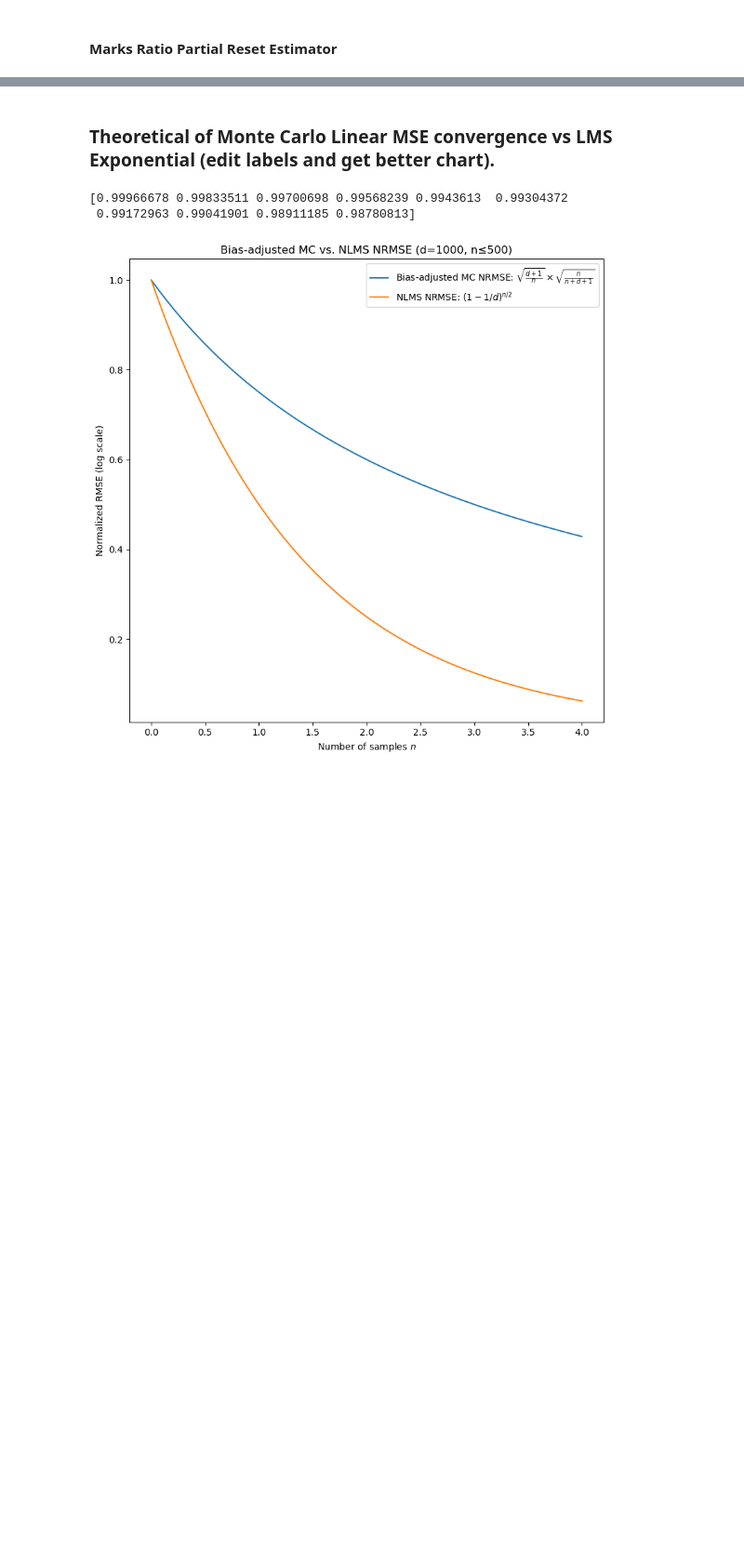
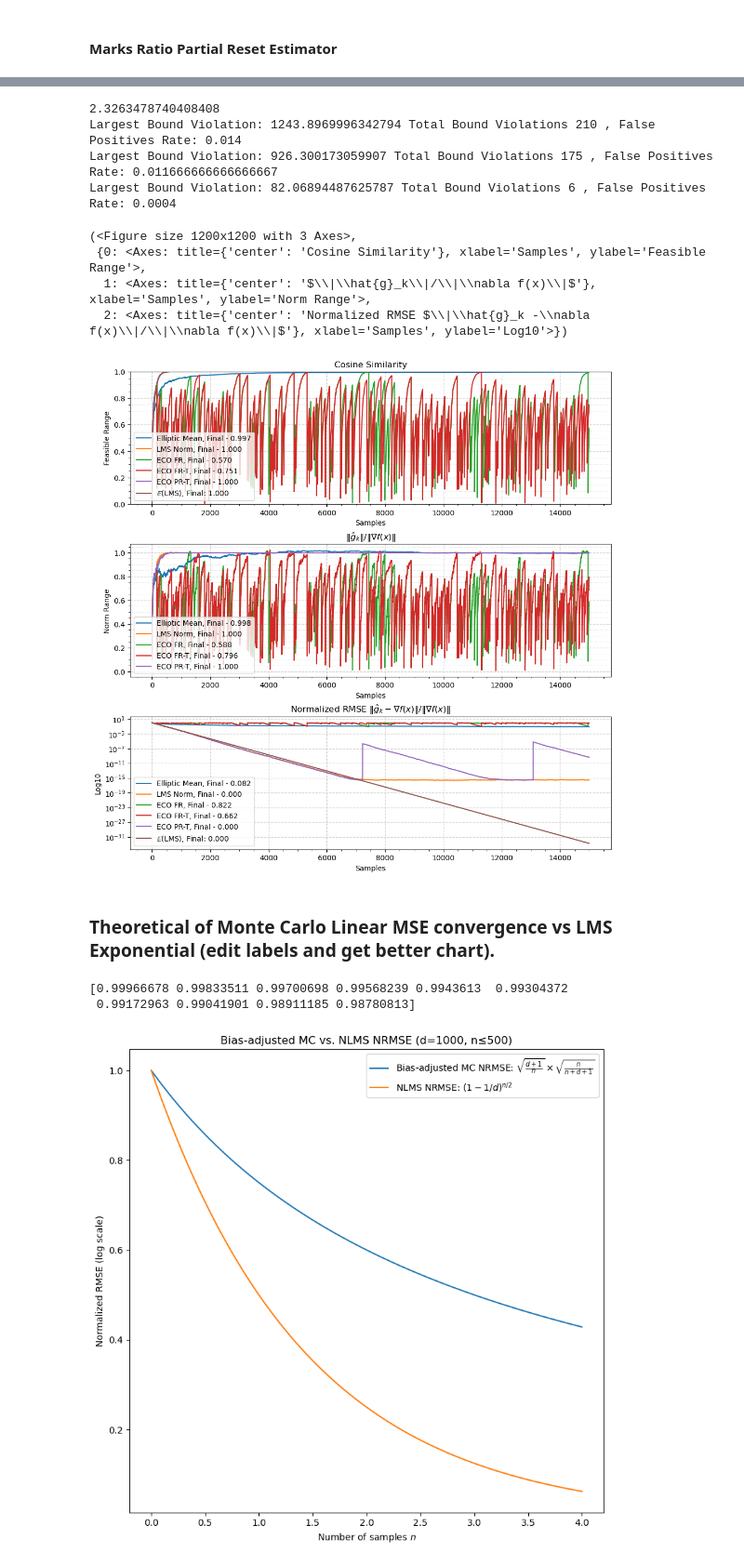
Before and after one commit to CircuitCM/ECOgrad, a Jupyter notebook: demos.ipynb, the cells around one changed output, grey strips where cells are left out. Shown at 93% size. Drawn from its saved outputs; the diff is of its cells as text; code cells hidden in the pictures; blank space fills up the shorter version.

```diff
--- a/demos.ipynb
+++ b/demos.ipynb
@@ -520,3 +524,56 @@ AttributeError: module 'utils' has no attribute 'set_seed'
+# %%
+import sampling as sp
+import grad_estimators as ge
+import utils as ut
+import benchmark_functions as bf
+import numpy as np
+
+seed=100
+sp.set_seed(seed)
+d=100
+s=15000
+frc=1/100
+alpha=ut.alpha_to_sigma(frc, False)
+print(alpha)
+A=bf.random_gauss_sqrmat(d)
+x= sp.rng.normal(0,1,d) #np.empty((d,),dtype=np.float64)
+S=np.empty((s,d),dtype=np.float64)
+sp.sample_sphere(S)
+bias_type=0
+
+g_true=bf.grad_sqrmat(x,A)
+#We utilize the exact (within f64 representation) directional gradient so that we can validate results meaningfully with noise std=0.
+#otherwise we'd need an accurate estimate of STD[f_smooth - f_round] a good estimate is probably the uniform distribution's std, or you can just use \epsilon_{mach} as the largest possible.
+c=sp.gradcross_sample(S,g_true) #replace with 1 side or 2 side function eval FD stencils
+#c=sp.side1_sample(x,S,lambda p:bf.val_sqrmat(p,A),2**(-52/2))
+#c=sp.side2_sample(x,S,lambda p:bf.val_sqrmat(p,A),2**(-52/3))
+#because we pregenerate our sample set for building our approximator, we don't need x.
+#c,S,g_true
+nfo1=ge.simple_averager(c,S,g_true,bias_type)
+nfo2=ge.simple_leastchg(c,S,g_true,bias_type)
+nfo3=ge.stationary_lms_eco(c,S,g_true,bias_type,alpha=alpha,partial_reset=False,t_buffer=False,)
+nfo4=ge.stationary_lms_eco(c,S,g_true,bias_type,alpha=alpha,partial_reset=False,t_buffer=True)
+nfo5=ge.stationary_lms_eco(c,S,g_true,bias_type,alpha=alpha,partial_reset=True,t_buffer=True)
+
+def end_str(nfo, i): return f'Final - {nfo[nfo.shape[0] - 1, i]:.3f}'
+
+ut.plot_gradest_info([
+    [nfo1, f'Elliptic Mean', end_str],
+    [nfo2, 'LMS Norm', end_str],
+    [nfo3, f'ECO FR', end_str],
+    [nfo4, f'ECO FR-T', end_str],
+    [nfo5, f'ECO PR-T', end_str],
+],d)
+# %% [output]
+2.3263478740408408
+Largest Bound Violation: 1243.8969996342794 Total Bound Violations 210 , False Positives Rate: 0.014
+Largest Bound Violation: 926.300173059907 Total Bound Violations 175 , False Positives Rate: 0.011666666666666667
+Largest Bound Violation: 82.06894487625787 Total Bound Violations 6 , False Positives Rate: 0.0004
+(<Figure size 1200x1200 with 3 Axes>,
+ {0: <Axes: title={'center': 'Cosine Similarity'}, xlabel='Samples', ylabel='Feasible Range'>,
+  1: <Axes: title={'center': '$\\|\\hat{g}_k\\|/\\|\\nabla f(x)\\|$'}, xlabel='Samples', ylabel='Norm Range'>,
+  2: <Axes: title={'center': 'Normalized RMSE $\\|\\hat{g}_k -\\nabla f(x)\\|/\\|\\nabla f(x)\\|$'}, xlabel='Samples', ylabel='Log10'>})
+[figure, added]
 # %% [markdown]
 ### Theoretical of Monte Carlo Linear MSE convergence vs LMS Exponential (edit labels and get better chart).
 # %%
```
Also changed, not shown: parts of 3 cells of this notebook, 7 other files.
